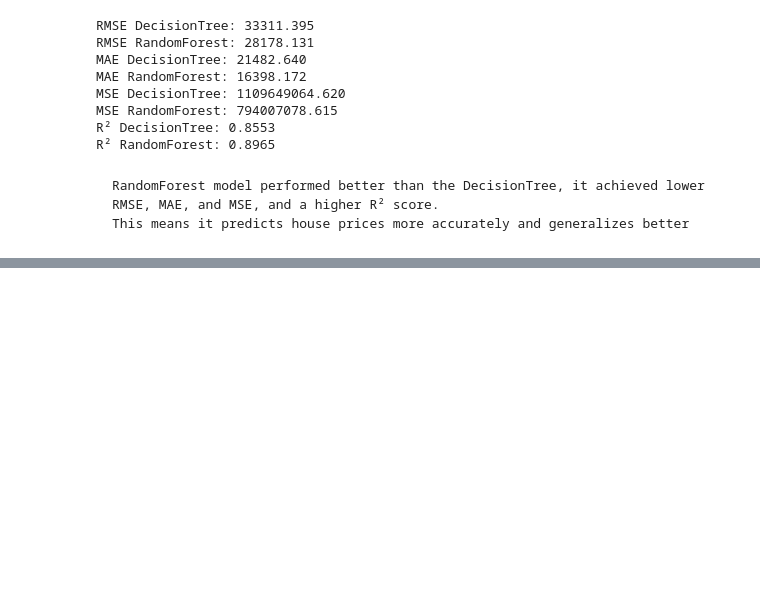
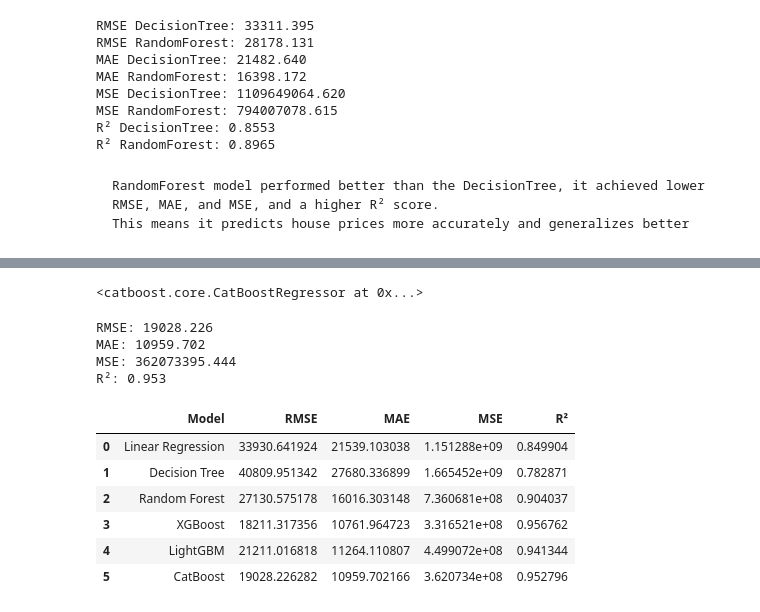
Before and after one commit to OctaMarina/house-price-prediction-integra, a Jupyter notebook: notebooks/models_full_dataset_frunza_roxana.ipynb, the cells around one changed output, grey strips where cells are left out. Drawn from its saved outputs; the diff is of its cells as text; code cells hidden in the pictures; blank space fills up the shorter version.

```diff
--- a/notebooks/models_full_dataset_frunza_roxana.ipynb
+++ b/notebooks/models_full_dataset_frunza_roxana.ipynb
@@ -393,0 +517,2 @@ R² RandomForest: 0.8965
+# %%
+preds_lgbm = pipeline_lgbm.predict(X_test)
@@ -393,0 +553,8 @@ R² RandomForest: 0.8965
+# %%
+cat_model.fit(
+    X_train,
+    y_train,
+    cat_features=cat_features_indices
+)
+# %% [output]
+<catboost.core.CatBoostRegressor at 0x...>
@@ -393,0 +563,69 @@ R² RandomForest: 0.8965
+# %%
+rmse_cat = np.sqrt(mean_squared_error(y_test, preds_cat))
+mae_cat  = mean_absolute_error(y_test, preds_cat)
+mse_cat  = mean_squared_error(y_test, preds_cat)
+r2_cat   = r2_score(y_test, preds_cat)
+
+print(f"RMSE: {rmse_cat:.3f}")
+print(f"MAE: {mae_cat:.3f}")
+print(f"MSE: {mse_cat:.3f}")
+print(f"R²: {r2_cat:.3f}")
+# %% [output]
+RMSE: 19028.226
+MAE: 10959.702
+MSE: 362073395.444
+R²: 0.953
+# %%
+results = {
+    "Model": [
+        "Linear Regression",
+        "Decision Tree",
+        "Random Forest",
+        "XGBoost",
+        "LightGBM",
+        "CatBoost"
+    ],
+    "RMSE": [
+        rmse_imputer,
+        rmse_tree,
+        rmse_rf,
+        rmse_xgb,
+        rmse_lgbm,
+        rmse_cat
+    ],
+    "MAE": [
+        mae_imputer,
+        mae_tree,
+        mae_rf,
+        mae_xgb,
+        mae_lgbm,
+        mae_cat
+    ],
+    "MSE": [
+        mse_imputer,
+        mse_tree,
+        mse_rf,
+        mse_xgb,
+        mse_lgbm,
+        mse_cat
+    ],
+    "R²": [
+        r2_imputer,
+        r2_tree,
+        r2_rf,
+        r2_xgb,
+        r2_lgbm,
+        r2_cat
+    ]
+}
+
+df_results = pd.DataFrame(results)
+df_results
+# %% [output]
+|  | Model | RMSE | MAE | MSE | R² |
+| 0 | Linear Regression | 33930.641924 | 21539.103038 | 1.151288e+09 | 0.849904 |
+| 1 | Decision Tree | 40809.951342 | 27680.336899 | 1.665452e+09 | 0.782871 |
+| 2 | Random Forest | 27130.575178 | 16016.303148 | 7.360681e+08 | 0.904037 |
+| 3 | XGBoost | 18211.317356 | 10761.964723 | 3.316521e+08 | 0.956762 |
+| 4 | LightGBM | 21211.016818 | 11264.110807 | 4.499072e+08 | 0.941344 |
+| 5 | CatBoost | 19028.226282 | 10959.702166 | 3.620734e+08 | 0.952796 |
```
Also changed, not shown: parts of 20 cells of this notebook.
